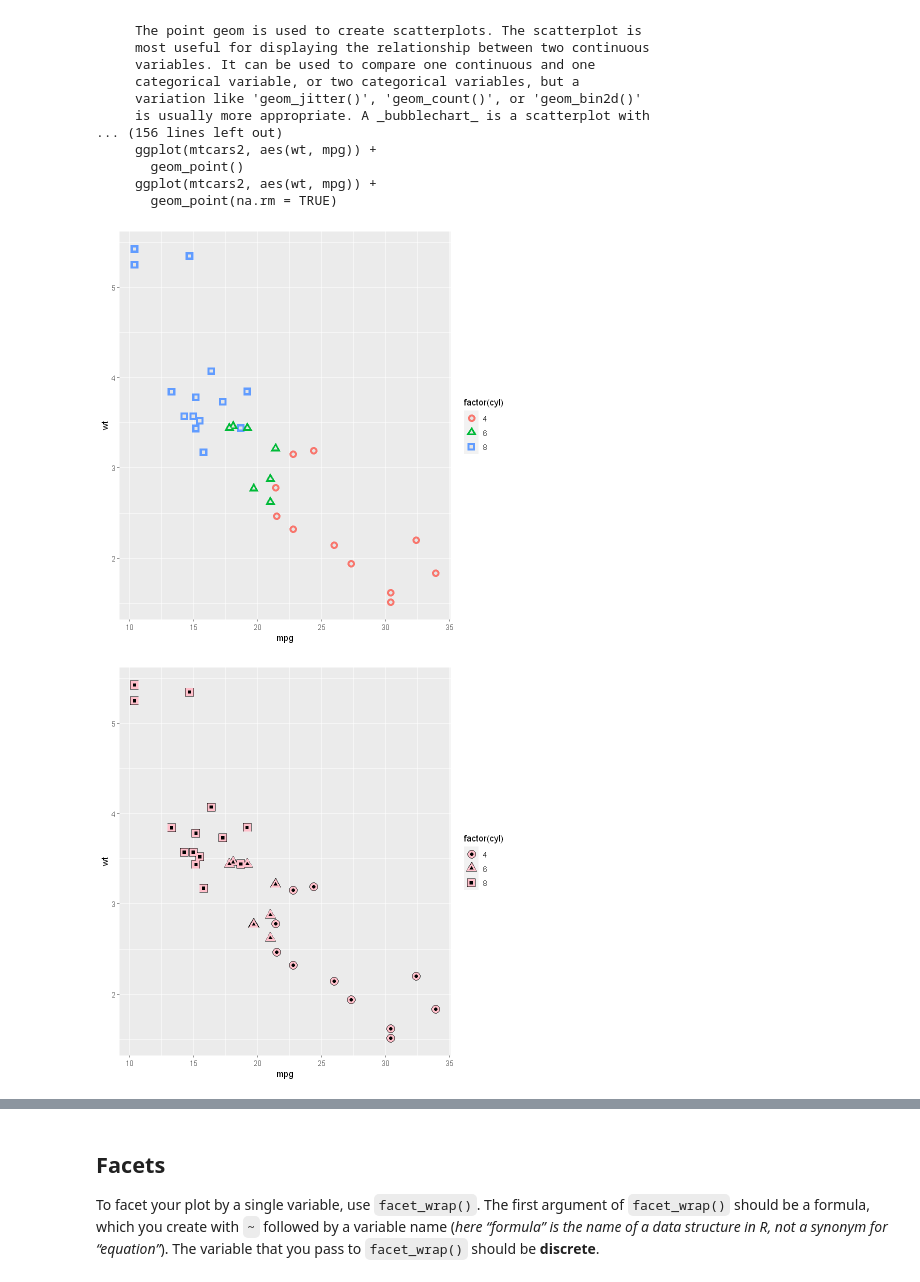
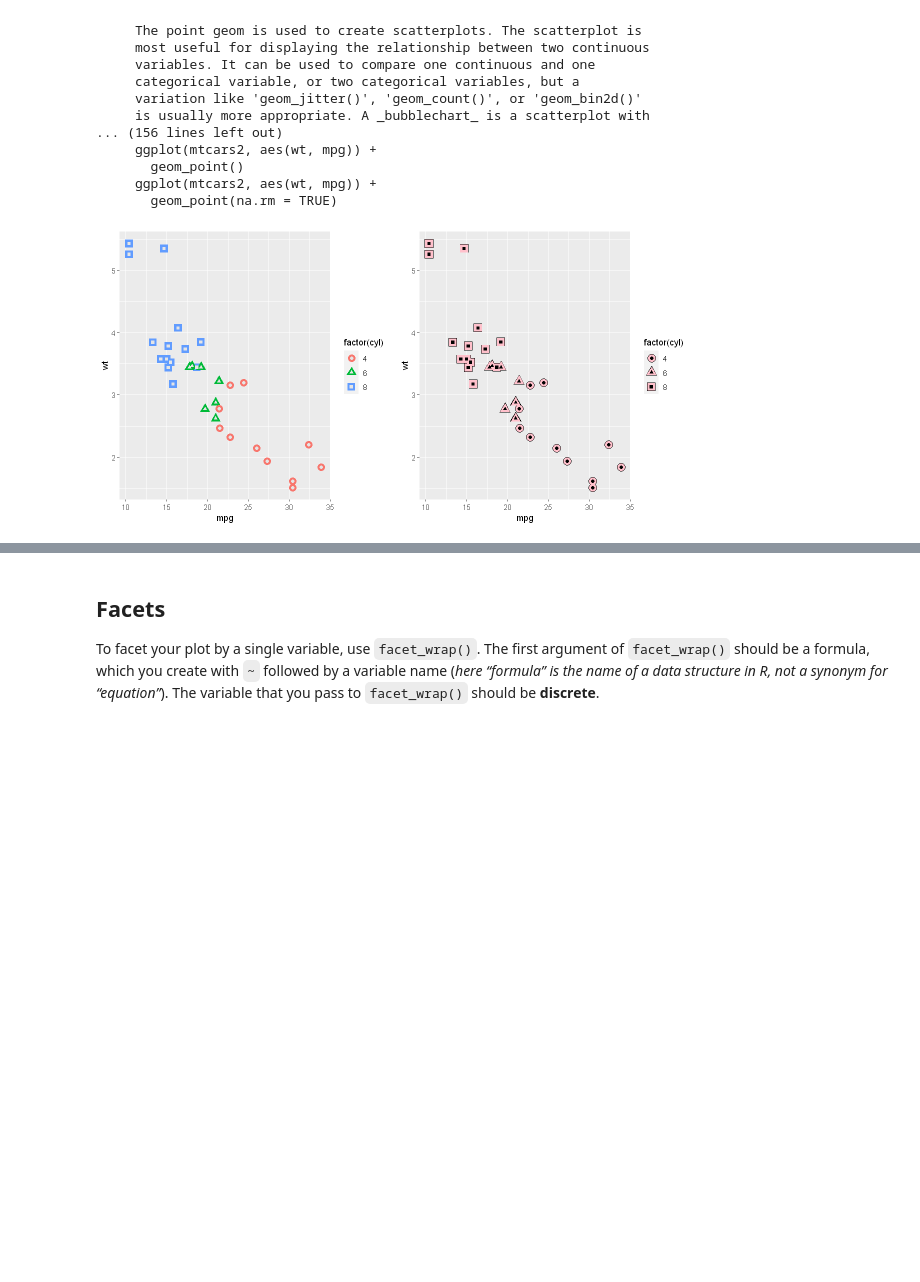
Before and after one commit to trunghachi/RLearning, a Jupyter notebook: R4DS_Basic_DataViz.ipynb, the cells around one changed output, grey strips where cells are left out. Cells and saved outputs as stored; diff of their text form; code cells hidden in the pictures; blank space fills up the shorter version.

```diff
--- a/R4DS_Basic_DataViz.ipynb
+++ b/R4DS_Basic_DataViz.ipynb
@@ -93,12 +90,15 @@ ggplot(data = mpg) +
 ## Aesthetic mappings
 # %%
 # Left
-ggplot(data = mpg) +
+p1 <- ggplot(data = mpg) +
   geom_point(mapping = aes(x = displ, y = hwy, alpha = class))
 
 # Right
-ggplot(data = mpg) +
+p2 <- ggplot(data = mpg) +
   geom_point(mapping = aes(x = displ, y = hwy, shape = class))
+
+options(repr.plot.width = 10, repr.plot.height = 5)
+grid.arrange(p1, p2, ncol=2)
 # %% [output]
 Warning message:
 "Using alpha for a discrete variable is not advised."
@@ -138,14 +137,16 @@ Description:
        geom_point(na.rm = TRUE)
 # %%
      p <- ggplot(mtcars, aes(mpg, wt, shape = factor(cyl)))
-     p +
+     p1 <- p +
        geom_point(aes(colour = factor(cyl)), size = 4) +
        geom_point(colour = "grey90", size = 1.5)
-     p +
+      p2 <- p +
        geom_point(colour = "black", size = 4.5) +
        geom_point(colour = "pink", size = 4) +
        geom_point(aes(shape = factor(cyl)))
+
+options(repr.plot.width = 10, repr.plot.height = 5)
+grid.arrange(p1, p2, ncol=2)
 # %% [output]
-[figure, old version]
+[figure, new version]
-[figure, removed]
 # %%
```
Also changed, not shown: parts of 54 cells of this notebook.
